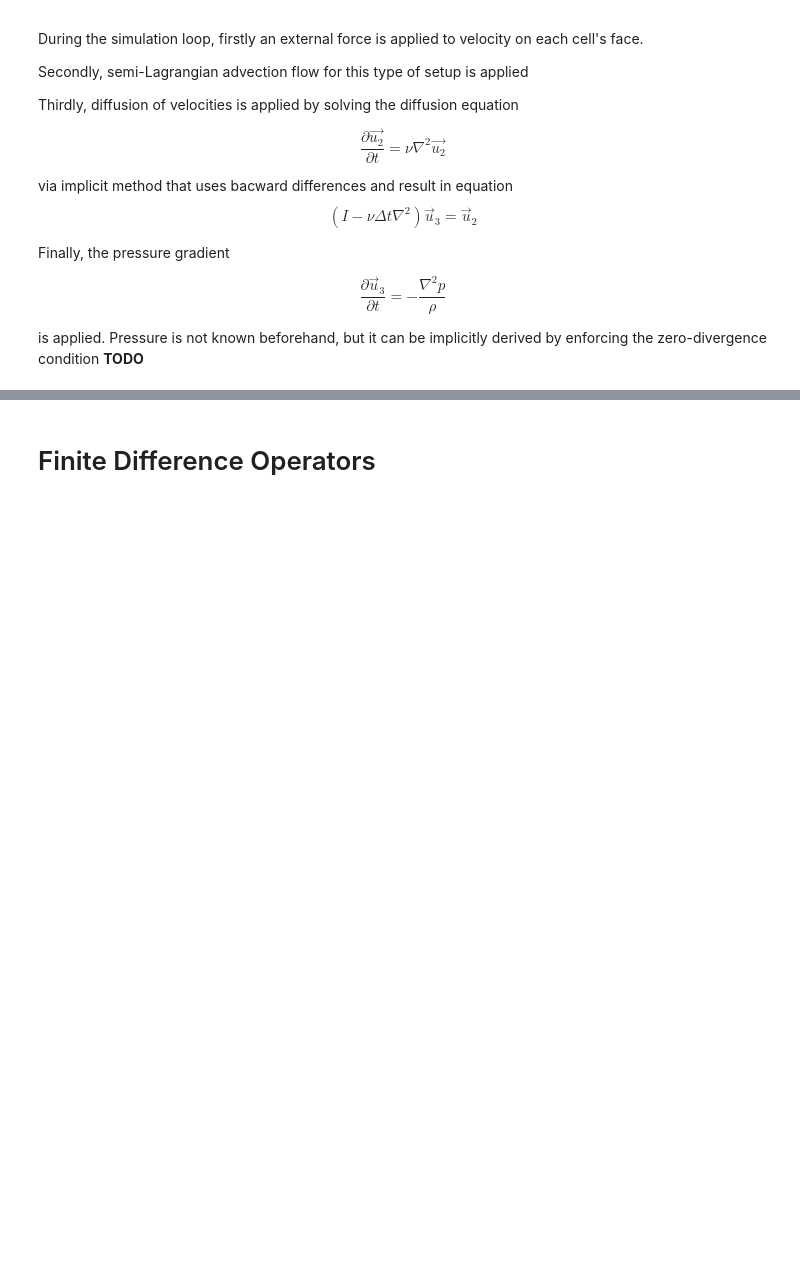
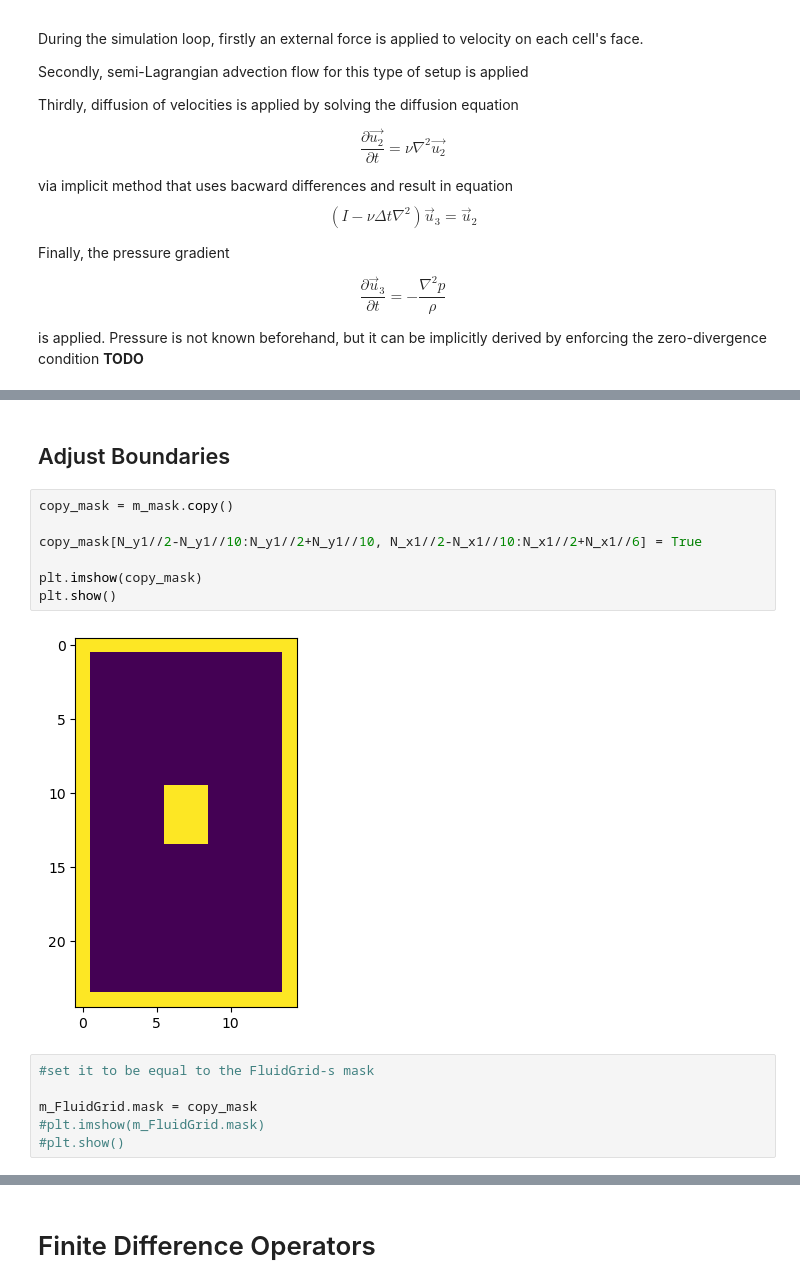
Before and after one commit to vapsik/Interactive_Fluid_Simulations, a Jupyter notebook: Prototypes/fluidsim-prototype_in_progress.ipynb, the cells around one changed output, grey strips where cells are left out. Cells and saved outputs as stored; diff of their text form; blank space fills up the shorter version.

```diff
--- a/Prototypes/fluidsim-prototype_in_progress.ipynb
+++ b/Prototypes/fluidsim-prototype_in_progress.ipynb
@@ -288,0 +269,17 @@ plt.plot()
+# %% [markdown]
+## Adjust Boundaries
+# %%
+copy_mask = m_mask.copy()
+
+copy_mask[N_y1//2-N_y1//10:N_y1//2+N_y1//10, N_x1//2-N_x1//10:N_x1//2+N_x1//6] = True
+
+plt.imshow(copy_mask)
+plt.show()
+# %% [output]
+[figure, added]
+# %%
+#set it to be equal to the FluidGrid-s mask
+
+m_FluidGrid.mask = copy_mask
+#plt.imshow(m_FluidGrid.mask)
+#plt.show()
```
Also changed, not shown: parts of 43 cells of this notebook, 1 other file.
